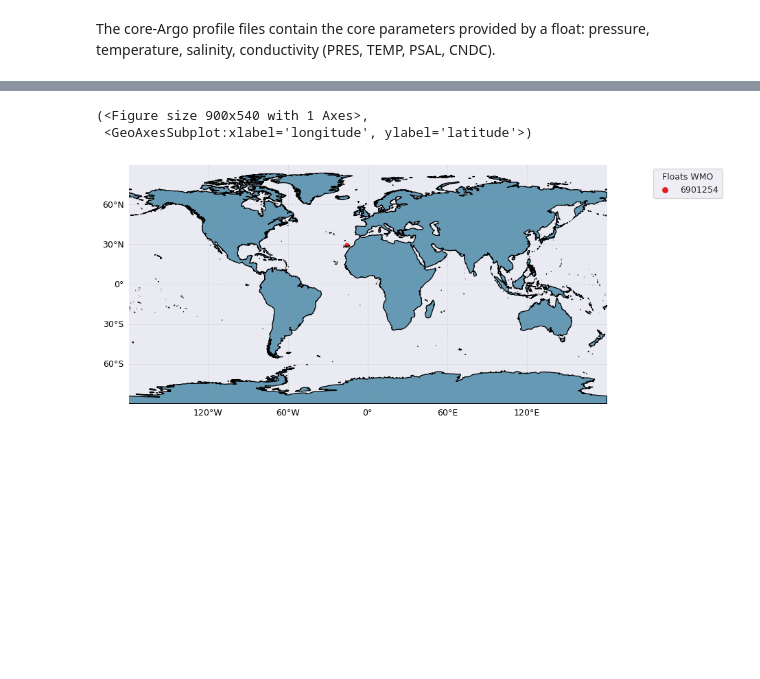
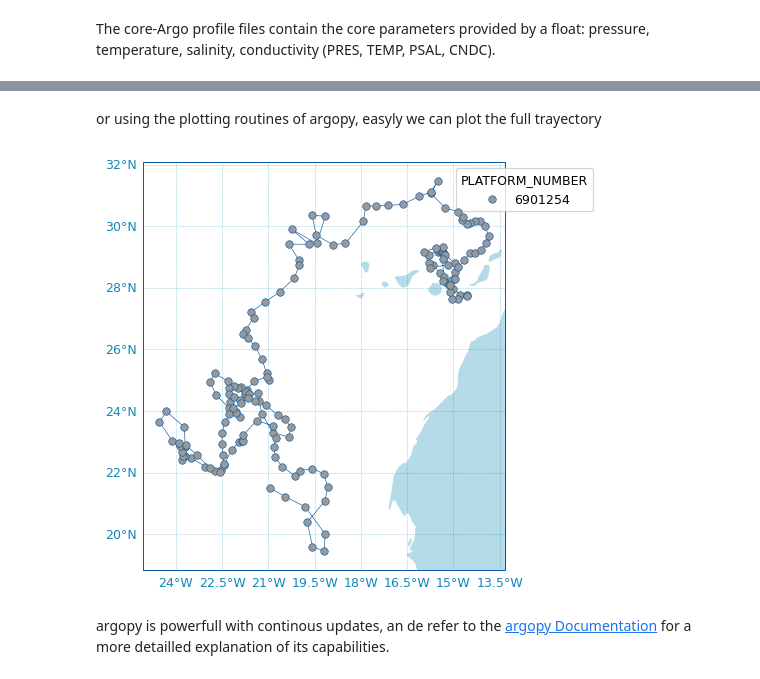
Before and after one commit to euroargodev/argoonlineschool, a Jupyter notebook: Lessons/L03_UsingArgoData/Chapter24_ArgoDatabyFloat_ArgoPy.ipynb, the cells around one changed output, grey strips where cells are left out. Saved outputs shown, nothing was run; the diff lists cells and outputs as text; code cells hidden in the pictures; blank space fills up the shorter version.

```diff
--- a/Lessons/L03_UsingArgoData/Chapter24_ArgoDatabyFloat_ArgoPy.ipynb
+++ b/Lessons/L03_UsingArgoData/Chapter24_ArgoDatabyFloat_ArgoPy.ipynb
@@ -74,6 +153,8 @@ ax.legend();
-# %%
-argo_loader.plot('trajectory', set_global=True)
-# %% [output]
-(<Figure size 900x540 with 1 Axes>,
- <GeoAxesSubplot:xlabel='longitude', ylabel='latitude'>)
-[figure, removed]
+# %% [markdown]
+or using the plotting routines of argopy, easyly we can plot the full trayectory
+# %%
+scatter_map(data, set_global=False);
+# %% [output]
+[figure, added]
+# %% [markdown]
+argopy is powerfull with continous updates, an de refer to the [argopy Documentation](https://argopy.readthedocs.io) for a more detailled explanation of its capabilities.
```
Also changed, not shown: parts of 25 cells of this notebook, 4 other files.
